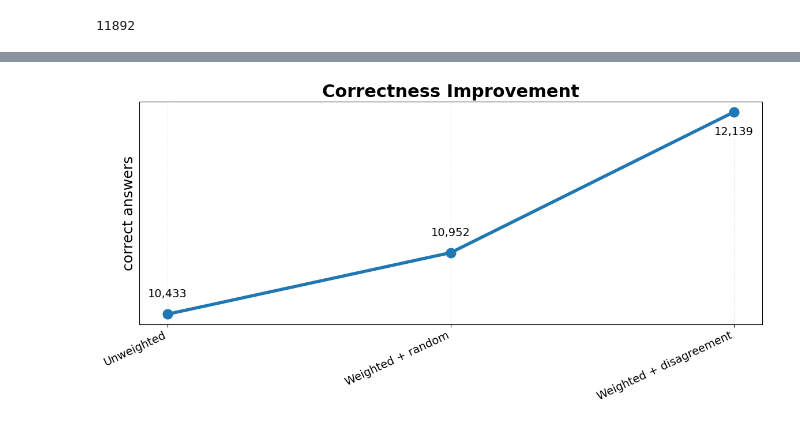
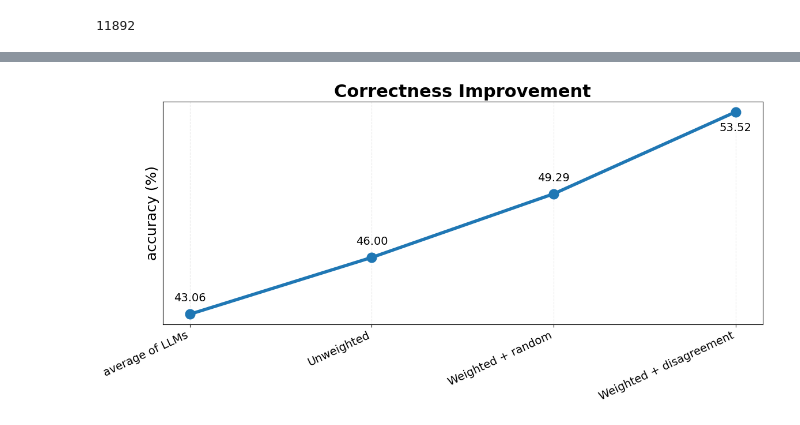
Before and after one commit to trung6/db_project_2025, a Jupyter notebook: process_fever_final.ipynb, the cells around one changed output, grey strips where cells are left out. Cells and saved outputs as stored; diff of their text form; code cells hidden in the pictures.

```diff
--- a/process_fever_final.ipynb
+++ b/process_fever_final.ipynb
@@ -179,13 +179,15 @@ display(ACC["weighted_disagreement"])
 # WEIGHTED VOTING + RANDOM SAMPLES
 # %%
 import random
-random.seed(10)
 
 def mwu_random_samples(df: pd.DataFrame,
         index_range: list,
         num_sams: int = 10,
-        alpha: float = 0.35, ) -> list[list[float]]:
+        alpha: float = 0.35,
+        seed: int = 10) -> list[list[float]]:
     """Returns weight evolution based on Hedge rule"""
+    random.seed(seed)
+
     weights = [1.] * NUM_LLMS
 
     weight_evolution = [weights.copy()]
@@ -221,0 +250,5 @@ display(ACC["weighted_random"])
+# %%
+ACC["weighted_random"] = (ACC[f"weighted_random_seed10"] +
+                         ACC[f"weighted_random_seed20"] +
+                         ACC[f"weighted_random_seed30"]) / 3
+display(ACC["weighted_random"])
@@ -287,6 +322,13 @@ heaviest_disagreement = max(wdict_disagreement, key=wdict_disagreement.get)
 ACC[heaviest_disagreement]
 # %% [output]
 11892
+# %%
+avg = 0
+for model in MODELS:
+    avg += ACC[model]
+avg /= len(MODELS)
+
+ACC["average_llms"] = avg
 # %%
 ACC
 # %% [output]
@@ -306,7 +352,7 @@ import pandas as pd
 import matplotlib.pyplot as plt
 
 
-def plot_improvement(methods: list[str], accuracy: list[int]):
+def plot_improvement(methods: list[str], accuracy: list[float]):
     # PowerPoint-friendly style settings
     plt.rcParams.update({
         "font.family": "sans-serif",
@@ -317,6 +363,7 @@ def plot_improvement(methods: list[str], accuracy: list[int]):
         "ytick.labelsize": 14,
         "lines.linewidth": 4,
     })
+
 
     df = pd.DataFrame({"Method": methods, "Accuracy": accuracy})
 
@@ -331,15 +378,24 @@ def plot_improvement(methods: list[str], accuracy: list[int]):
         color="#1f77b4",       # clean blue
     )
 
+    # plt.axhline(
+    #     y=avg,
+    #     linestyle="--",
+    #     linewidth=2,
+    #     alpha=0.7,
+    #     label=f"Average of LLMs {avg:,.1f}"
+    # )
+
     # Label each point clearly
     for x, y in zip(df["Method"], df["Accuracy"]):
         if y == accuracy[-1]:
-            plt.text(x, y - (max(accuracy) * 0.01), f"{y:,}", ha="center", fontsize=14, va="top")
+            plt.text(x, y - (max(accuracy) * 0.01), f"{y:,.2f}", ha="center", fontsize=14, va="top")
         else:
-            plt.text(x, y + (max(accuracy) * 0.01), f"{y:,}", ha="center", fontsize=14, va="bottom")
+            plt.text(x, y + (max(accuracy) * 0.01), f"{y:,.2f}", ha="center", fontsize=14, va="bottom")
 
     plt.title("Correctness Improvement", fontweight="bold")
-    plt.ylabel("correct answers")
+    # plt.ylabel("correct answers")
+    plt.ylabel("accuracy (%)")
 
     plt.yticks([])
 
@@ -356,24 +412,26 @@ def plot_improvement(methods: list[str], accuracy: list[int]):
 # %%
 
 methods = [
+    "average of LLMs",
     "Unweighted",
     "Weighted + random",
     # "Heaviest + random",
     # "Heaviest + disagreement",
     "Weighted + disagreement",
 ]
 
 accuracy = [
-    ACC["unweighted"],
-    ACC["weighted_random"],
+    ACC["average_llms"]/len(df) * 100,
+    ACC["unweighted"]/len(df) * 100,
+    ACC["weighted_random"]/len(df) * 100,
     # ACC[heaviest_rand],
     # ACC[heaviest_disagreement],
-    ACC["weighted_disagreement"]
+    ACC["weighted_disagreement"]/len(df) * 100
 ]
 
 plot_improvement(methods, accuracy)
 # %% [output]
-[figure, old version]
+[figure, new version]
 # %%
 def plot_weight_evolution(weight_evolution: list[list[float]], models: list[str], subtitle: str) -> None:
     import matplotlib.pyplot as plt
```
Also changed, not shown: parts of 8 cells of this notebook, 1 other file.
